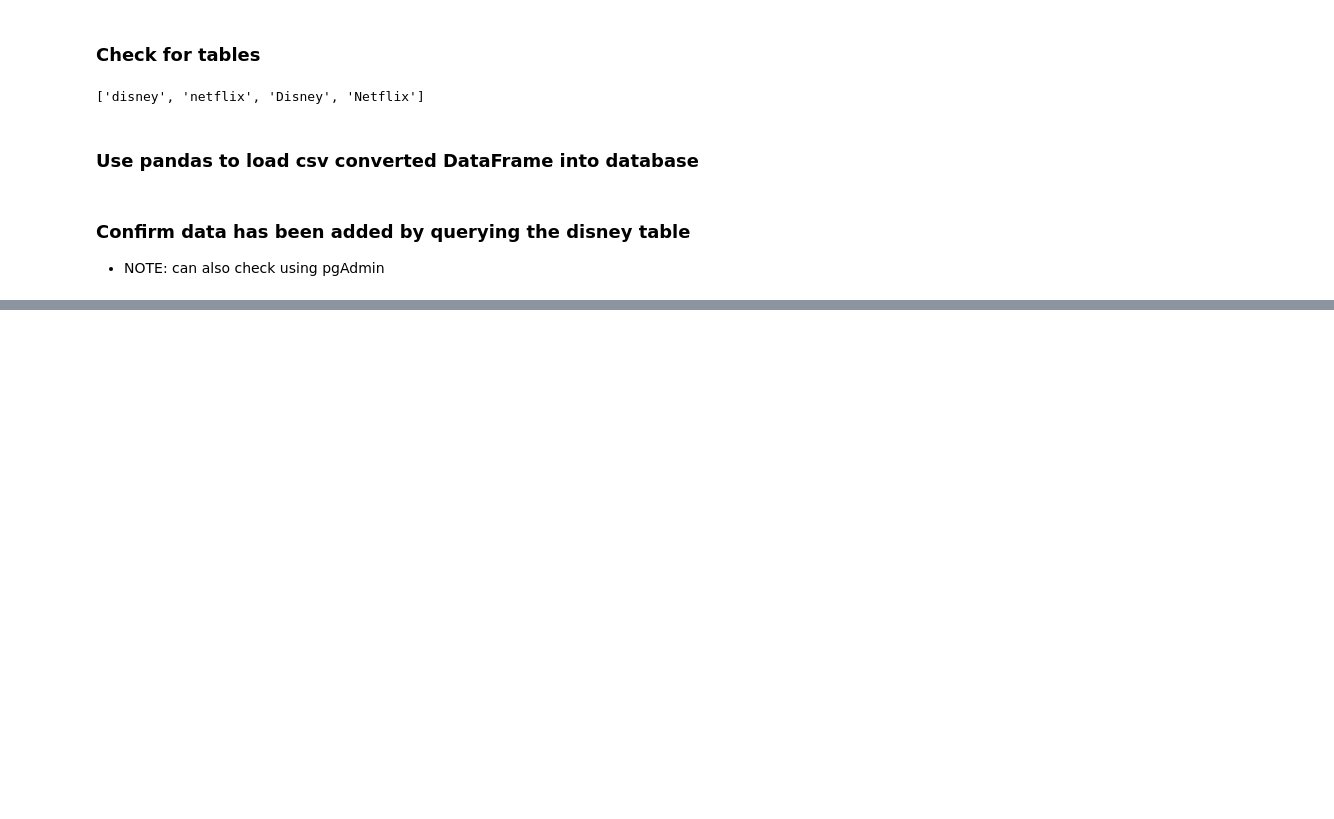
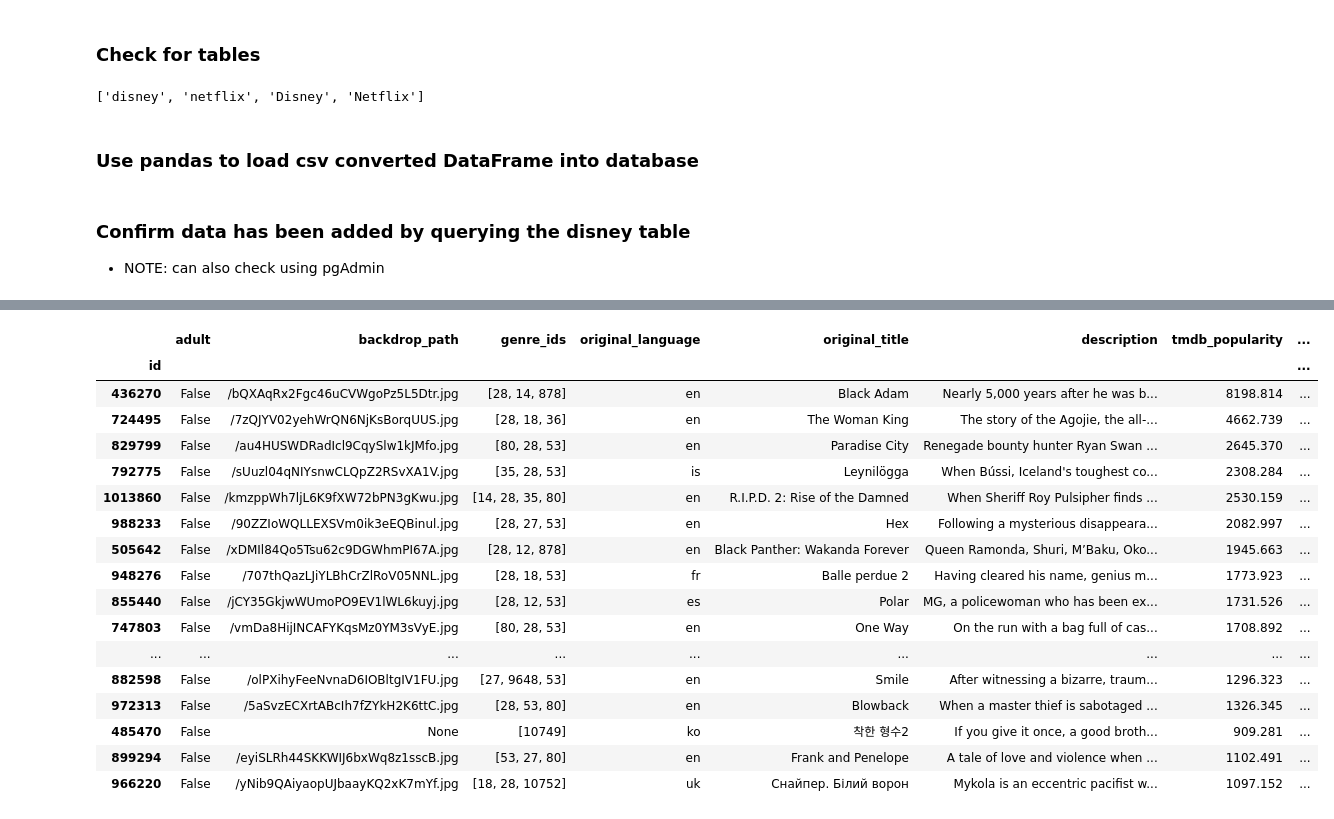
Before and after one commit to joshuasamuel4825/Movies-ETL, a Jupyter notebook: data_etl.ipynb, the cells around one changed output, grey strips where cells are left out. Cells and saved outputs as stored; diff of their text form; code cells hidden in the pictures; blank space fills up the shorter version.

```diff
--- a/data_etl.ipynb
+++ b/data_etl.ipynb
@@ -55,0 +143,22 @@ pd.read_sql_query('select * from disney', con=engine).head()
+# %%
+tmdb_1_df.rename(columns={'popularity':'tmdb_popularity', 'overview':'description', 'vote_average':'tmdb_score' }, inplace = True)
+tmdb_1_df
+# %% [output]
+|  | adult | backdrop_path | genre_ids | original_language | original_title | description | tmdb_popularity | ... |
+| id |  |  |  |  |  |  |  | ... |
+| 436270 | False | /bQXAqRx2Fgc46uCVWgoPz5L5Dtr.jpg | [28, 14, 878] | en | Black Adam | Nearly 5,000 years after he was b... | 8198.814 | ... |
+| 724495 | False | /7zQJYV02yehWrQN6NjKsBorqUUS.jpg | [28, 18, 36] | en | The Woman King | The story of the Agojie, the all-... | 4662.739 | ... |
+| 829799 | False | /au4HUSWDRadIcl9CqySlw1kJMfo.jpg | [80, 28, 53] | en | Paradise City | Renegade bounty hunter Ryan Swan ... | 2645.370 | ... |
+| 792775 | False | /sUuzl04qNIYsnwCLQpZ2RSvXA1V.jpg | [35, 28, 53] | is | Leynilögga | When Bússi, Iceland's toughest co... | 2308.284 | ... |
+| 1013860 | False | /kmzppWh7ljL6K9fXW72bPN3gKwu.jpg | [14, 28, 35, 80] | en | R.I.P.D. 2: Rise of the Damned | When Sheriff Roy Pulsipher finds ... | 2530.159 | ... |
+| 988233 | False | /90ZZIoWQLLEXSVm0ik3eEQBinul.jpg | [28, 27, 53] | en | Hex | Following a mysterious disappeara... | 2082.997 | ... |
+| 505642 | False | /xDMIl84Qo5Tsu62c9DGWhmPI67A.jpg | [28, 12, 878] | en | Black Panther: Wakanda Forever | Queen Ramonda, Shuri, M’Baku, Oko... | 1945.663 | ... |
+| 948276 | False | /707thQazLJiYLBhCrZlRoV05NNL.jpg | [28, 18, 53] | fr | Balle perdue 2 | Having cleared his name, genius m... | 1773.923 | ... |
+| 855440 | False | /jCY35GkjwWUmoPO9EV1lWL6kuyj.jpg | [28, 12, 53] | es | Polar | MG, a policewoman who has been ex... | 1731.526 | ... |
+| 747803 | False | /vmDa8HijINCAFYKqsMz0YM3sVyE.jpg | [80, 28, 53] | en | One Way | On the run with a bag full of cas... | 1708.892 | ... |
+| ... | ... | ... | ... | ... | ... | ... | ... | ... |
+| 882598 | False | /olPXihyFeeNvnaD6IOBltgIV1FU.jpg | [27, 9648, 53] | en | Smile | After witnessing a bizarre, traum... | 1296.323 | ... |
+| 972313 | False | /5aSvzECXrtABcIh7fZYkH2K6ttC.jpg | [28, 53, 80] | en | Blowback | When a master thief is sabotaged ... | 1326.345 | ... |
+| 485470 | False | None | [10749] | ko | 착한 형수2 | If you give it once, a good broth... | 909.281 | ... |
+| 899294 | False | /eyiSLRh44SKKWIJ6bxWq8z1sscB.jpg | [53, 27, 80] | en | Frank and Penelope | A tale of love and violence when ... | 1102.491 | ... |
+| 966220 | False | /yNib9QAiyaopUJbaayKQ2xK7mYf.jpg | [18, 28, 10752] | uk | Снайпер. Білий ворон | Mykola is an eccentric pacifist w... | 1097.152 | ... |
```
Also changed, not shown: parts of 7 cells of this notebook, 1 other file.
